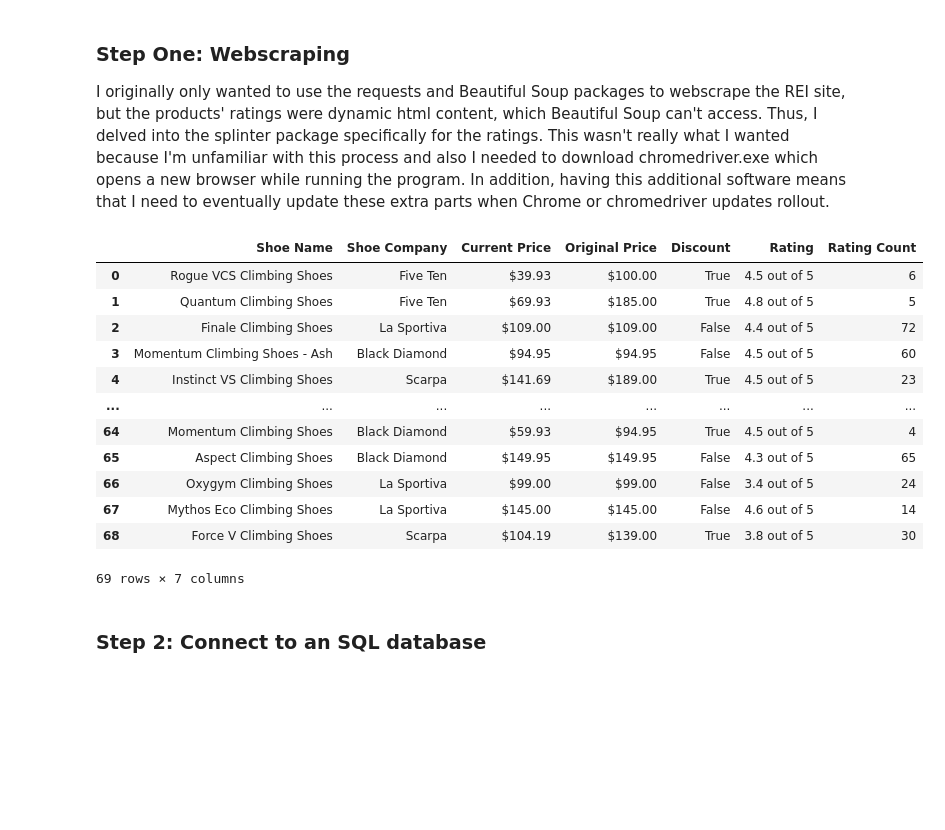
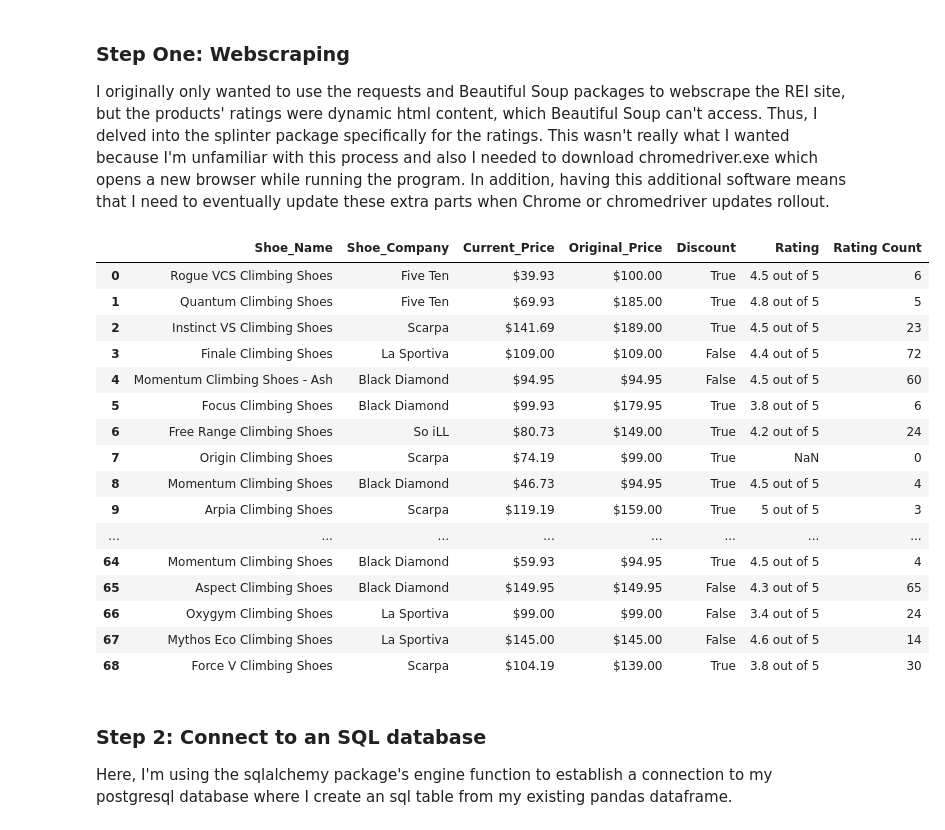
Before and after one commit to ericu-u/Climbing-Shoes-Analysis, a Jupyter notebook: ClimbingShoesAnalysis.ipynb, the cells around one changed output. Cells and saved outputs as stored; diff of their text form; code cells hidden in the pictures; blank space fills up the shorter version.

Commit message:
Cleaning Data. Very time consuming :-1:

```diff
--- a/ClimbingShoesAnalysis.ipynb
+++ b/ClimbingShoesAnalysis.ipynb
@@ -28,7 +31,7 @@ import numpy as np
 I originally only wanted to use the requests and Beautiful Soup packages to webscrape the REI site, but the products' ratings were dynamic html content, which Beautiful Soup can't access. Thus, I delved into the splinter package specifically for the ratings. This wasn't really what I wanted because I'm unfamiliar with this process and also I needed to download chromedriver.exe which opens a new browser while running the program. In addition, having this additional software means that I need to eventually update these extra parts when Chrome or chromedriver updates rollout.
 # %%
 def scrape_rei(link):
-    temp_df = pd.DataFrame(columns = ['Shoe Name', 'Shoe Company', 'Current Price', 'Original Price', 'Discount'])
+    temp_df = pd.DataFrame(columns = ['Shoe_Name', 'Shoe_Company', 'Current_Price', 'Original_Price', 'Discount'])
 
     # Splinter browser opens new chrome browser window
     br = Browser('chrome')
@@ -90,7 +93,7 @@ def scrape_rei(link):
     return temp_df
 # %%
 # Create a dataframe to store data in
-shoes_df = pd.DataFrame(columns = ['Shoe Name', 'Shoe Company', 'Current Price', 'Original Price', 'Discount'])
+shoes_df = pd.DataFrame(columns = ['Shoe_Name', 'Shoe_Company', 'Current_Price', 'Original_Price', 'Discount'])
 
 # Define the primary url
 master_url = 'https://www.rei.com/c/mens-climbing-shoes?page='
@@ -103,23 +106,30 @@ while requests.get(link).status_code != 404:
     num = num + 1
 # %%
 # Let's look at the first 10 to see if the null values mapped properly
+pd.set_option('display.max_rows', None)
 shoes_df
 # %% [output]
-|  | Shoe Name | Shoe Company | Current Price | Original Price | Discount | Rating | Rating Count |
+|  | Shoe_Name | Shoe_Company | Current_Price | Original_Price | Discount | Rating | Rating Count |
 | 0 | Rogue VCS Climbing Shoes | Five Ten | $39.93 | $100.00 | True | 4.5 out of 5 | 6 |
 | 1 | Quantum Climbing Shoes | Five Ten | $69.93 | $185.00 | True | 4.8 out of 5 | 5 |
-| 2 | Finale Climbing Shoes | La Sportiva | $109.00 | $109.00 | False | 4.4 out of 5 | 72 |
-| 3 | Momentum Climbing Shoes - Ash | Black Diamond | $94.95 | $94.95 | False | 4.5 out of 5 | 60 |
-| 4 | Instinct VS Climbing Shoes | Scarpa | $141.69 | $189.00 | True | 4.5 out of 5 | 23 |
+| 2 | Instinct VS Climbing Shoes | Scarpa | $141.69 | $189.00 | True | 4.5 out of 5 | 23 |
+| 3 | Finale Climbing Shoes | La Sportiva | $109.00 | $109.00 | False | 4.4 out of 5 | 72 |
+| 4 | Momentum Climbing Shoes - Ash | Black Diamond | $94.95 | $94.95 | False | 4.5 out of 5 | 60 |
+| 5 | Focus Climbing Shoes | Black Diamond | $99.93 | $179.95 | True | 3.8 out of 5 | 6 |
+| 6 | Free Range Climbing Shoes | So iLL | $80.73 | $149.00 | True | 4.2 out of 5 | 24 |
+| 7 | Origin Climbing Shoes | Scarpa | $74.19 | $99.00 | True | NaN | 0 |
+| 8 | Momentum Climbing Shoes | Black Diamond | $46.73 | $94.95 | True | 4.5 out of 5 | 4 |
+| 9 | Arpia Climbing Shoes | Scarpa | $119.19 | $159.00 | True | 5 out of 5 | 3 |
 | ... | ... | ... | ... | ... | ... | ... | ... |
 | 64 | Momentum Climbing Shoes | Black Diamond | $59.93 | $94.95 | True | 4.5 out of 5 | 4 |
 | 65 | Aspect Climbing Shoes | Black Diamond | $149.95 | $149.95 | False | 4.3 out of 5 | 65 |
 | 66 | Oxygym Climbing Shoes | La Sportiva | $99.00 | $99.00 | False | 3.4 out of 5 | 24 |
 | 67 | Mythos Eco Climbing Shoes | La Sportiva | $145.00 | $145.00 | False | 4.6 out of 5 | 14 |
 | 68 | Force V Climbing Shoes | Scarpa | $104.19 | $139.00 | True | 3.8 out of 5 | 30 |
-69 rows × 7 columns
-# %% [markdown]
-### Step 2: Connect to an SQL database
+# %% [markdown]
+### Step 2: Connect to an SQL database
+
+Here, I'm using the sqlalchemy package's engine function to establish a connection to my postgresql database where I create an sql table from my existing pandas dataframe.
 # %%
 # Create engine connected to sql database
 engine = create_engine('postgresql://postgres:postgres@localhost:5432/Climbing_Shoes', echo=False)
```
Also changed, not shown: parts of 6 cells of this notebook.
